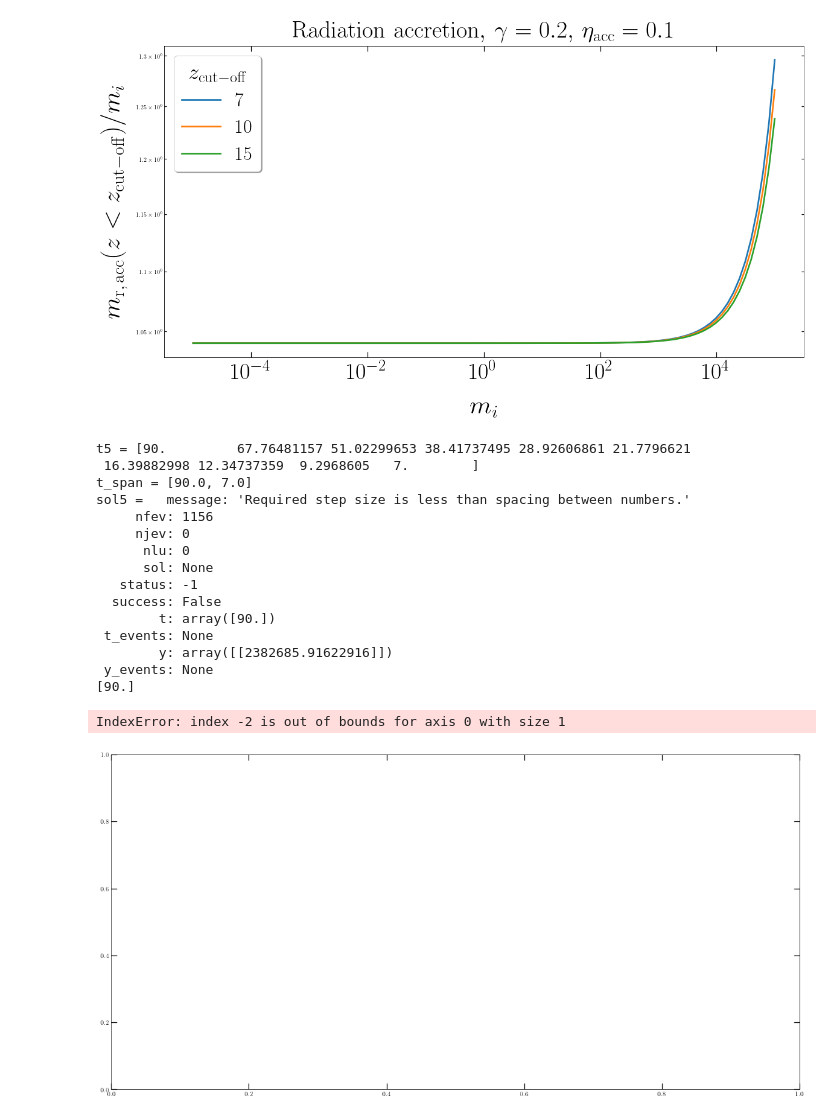
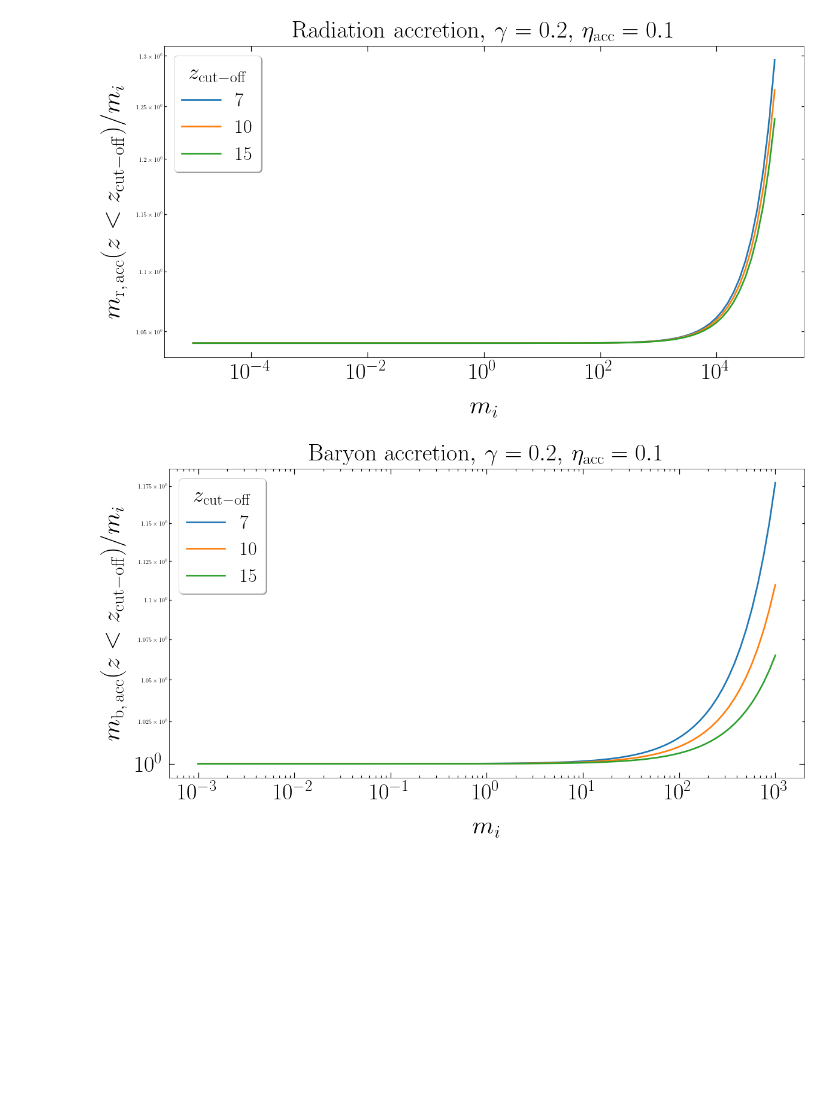
Before and after one commit to pratibhajangra591/project-2, a Jupyter notebook: acc_error_tracking.ipynb, the cells around one changed output. Cells and saved outputs as stored; diff of their text form; code cells hidden in the pictures; blank space fills up the shorter version.

```diff
--- a/acc_error_tracking.ipynb
+++ b/acc_error_tracking.ipynb
@@ -297,7 +297,7 @@ for i, (z_cut, color) in enumerate(zip(z_cut_arr, colors)):
         y_1i = m
         z_cut_off1 = z_eq
         t1 = np.geomspace(z_1i, z_cut_off1, N)
-        sol1 = solve_ivp(m_racc, t_span = [t1[0], t1[-1]], y0 = [y_1i],  t_eval = t1)
+        sol1 = solve_ivp(m_racc, t_span = [t1[0], t1[-1]], y0 = [y_1i], method = 'DOP853',  t_eval = t1)
         t1 = sol1.t
         y1 = sol1.y[0]
 
@@ -370,7 +370,7 @@ plt.show()
 # m_f(z < z_cut-off)/m_i
 
 m_spacing = 100
-mi_arr = np.geomspace(1e5, 1e-5, m_spacing)
+mi_arr = np.geomspace(1e3, 1e-3, m_spacing)
 
 
 
@@ -420,11 +420,11 @@ for i, (z_cut, color) in enumerate(zip(z_cut_arr, colors)):
         y3 = sol3.y[0]
 
 
-        z_4i = z_cut_off3
+        z_4i = z_th
         y_4i = y3[-1]
         z_cut_off4 = 90
         t4 = np.geomspace(z_4i, z_cut_off4, N)
-        sol4 = solve_ivp(m_bacc, t_span = [t4[0], t4[-1]], y0 = [y_4i],method = 'DOP853',  t_eval = t4, first_step = 1, max_step = 10)
+        sol4 = solve_ivp(m_bacc, t_span = [t4[0], t4[-1]], y0 = [y_4i], method = 'DOP853', t_eval = t4, first_step = 1, max_step = 10)
         t4 = sol4.t
         y4 = sol4.y[0]
 
@@ -434,55 +434,36 @@ for i, (z_cut, color) in enumerate(zip(z_cut_arr, colors)):
         y_5i = y4[-1]
         z_cut_off5 = z_cut
         t5 = np.geomspace(z_5i, z_cut_off5, N)
-        print("t5 =", t5)
         t_span = [t5[0], t5[-1]]
-        print("t_span =", t_span)
         sol5 = solve_ivp(m_bacc, t_span = [t5[0], t5[-1]], y0 = [y_5i], method = 'DOP853',  t_eval = t5, first_step = 1, max_step = 5)
-        print("sol5 =", sol5)
         t5 = sol5.t
-        print(t5)
         y5 = sol5.y[0]
 
 
-        #print("t5 =", t5, )
         mf_arr[j] = y5[-2]
+
+    #print("mf_arr/mi_arr =",  np.divide(mf_arr, mi_arr))
 
     ax.loglog(mi_arr, np.divide(mf_arr, mi_arr))
 
 
 
 
 ax.tick_params(axis='x', pad = 9.9)
 ax.tick_params(axis='y', pad = 9.9)
 ax.yaxis.set_tick_params(labelsize=20)
 plt.xticks(fontsize = 38)
 plt.yticks(fontsize = 38)
 plt.xlabel('$m_{i}$',fontsize = 43, labelpad = 20)
 plt.ylabel(r'$m_\mathrm{b, \, acc}(z < z_\mathrm{cut-off})/m_{i} $',fontsize = 43, labelpad = 14)
 plt.legend(['$7$', '$10$', '$15$'],
            prop = {'size':32}, loc = 'upper left', shadow = True,
            title = '$z_\mathrm{cut-off}$' ,
            title_fontsize = 37, facecolor = 'white', fontsize = 65)
 #plt.xlim(1e16, 0.5*z_cut_off)
 plt.xscale('log')
 plt.title(r'Baryon accretion$,\, \gamma = 0.2, \,\eta_\mathrm{acc} = 0.1$', fontsize = 40, pad = 13)
 #plt.savefig('bacc_z_diff_cutoff.pdf', bbox_inches = 'tight')
 plt.show()
 # %% [output]
-t5 = [90.         67.76481157 51.02299653 38.41737495 28.92606861 21.7796621
- 16.39882998 12.34737359  9.2968605   7.        ]
-t_span = [90.0, 7.0]
-sol5 =   message: 'Required step size is less than spacing between numbers.'
-     nfev: 1156
-     njev: 0
-      nlu: 0
-      sol: None
-   status: -1
-  success: False
-        t: array([90.])
- t_events: None
-        y: array([[2382685.91622916]])
- y_events: None
-[90.]
-IndexError: index -2 is out of bounds for axis 0 with size 1
-[figure, old version]
+[figure, new version]
```
Also changed, not shown: parts of 1 cell of this notebook.
